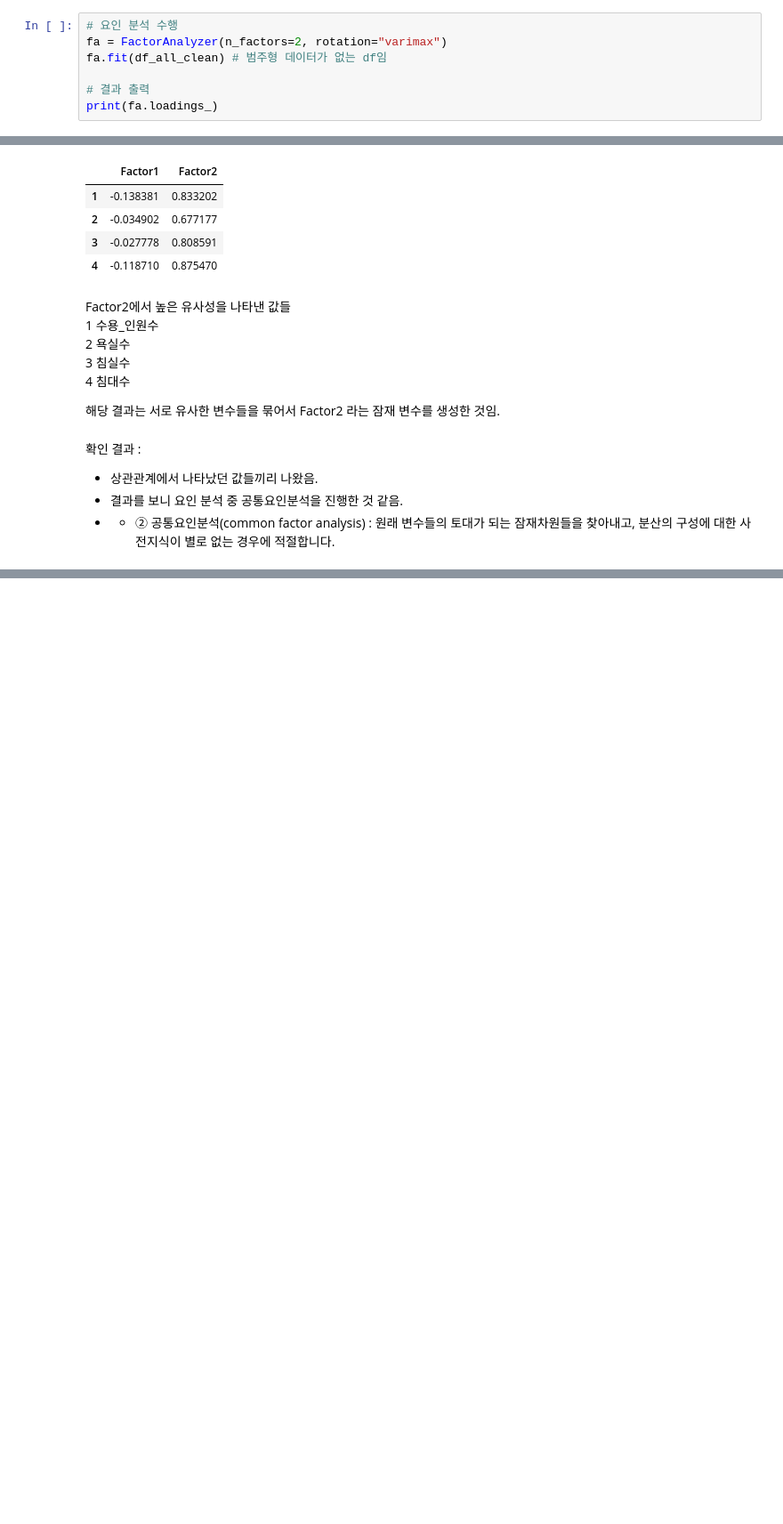
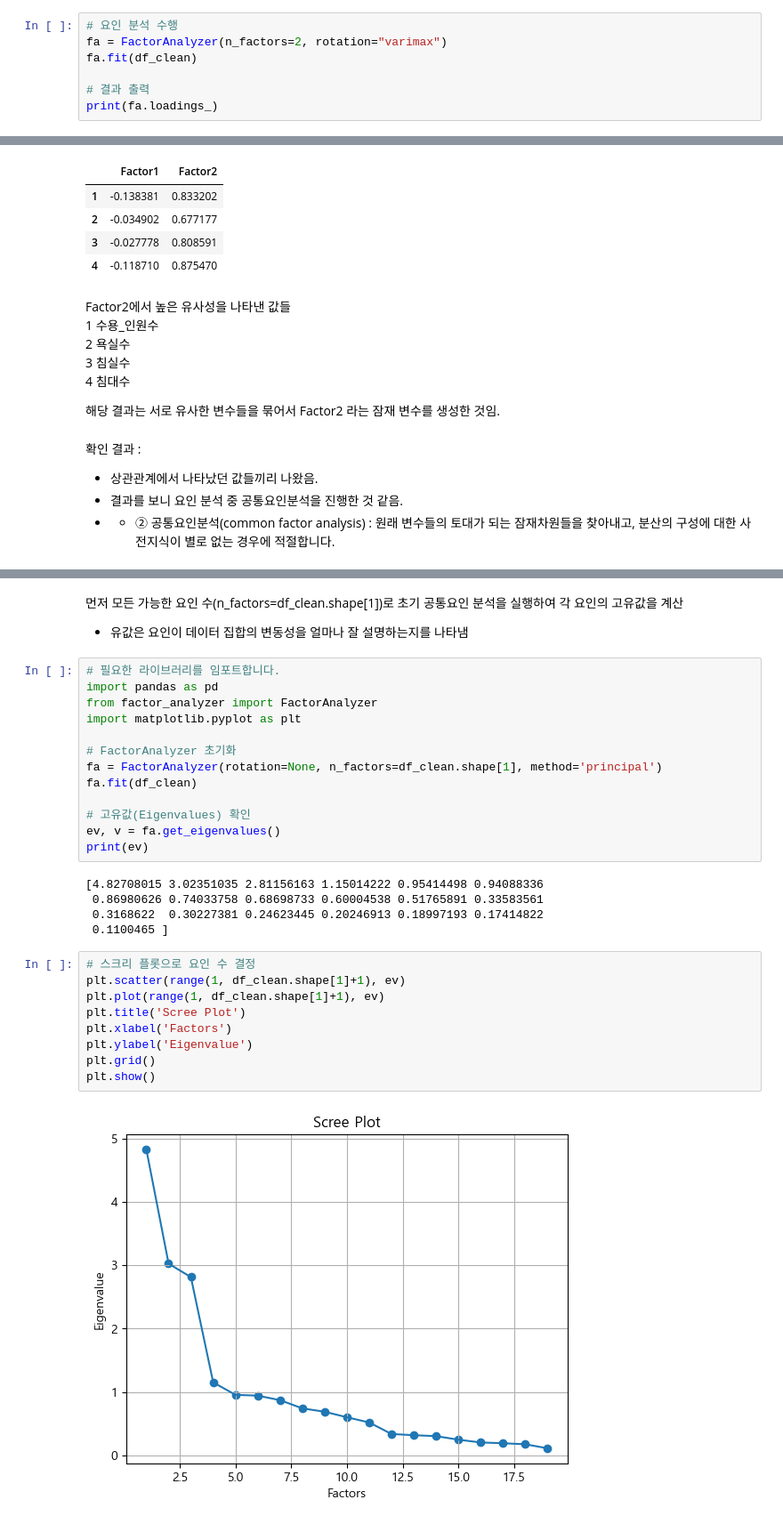
Before and after one commit to minseokpark6/WeeklyProject_Group3, a Jupyter notebook: Code/GunwooKim/파리_전처리_05-2_PCA분석.ipynb, the cells around one changed output, grey strips where cells are left out. Shown at 89% size. Cells and saved outputs as stored; diff of their text form; blank space fills up the shorter version.

```diff
--- a/Code/GunwooKim/파리_전처리_05-2_PCA분석.ipynb
+++ b/Code/GunwooKim/파리_전처리_05-2_PCA분석.ipynb
@@ -597,7 +624,7 @@ from factor_analyzer import FactorAnalyzer
 # %%
 # 요인 분석 수행
 fa = FactorAnalyzer(n_factors=2, rotation="varimax")
-fa.fit(df_all_clean) # 범주형 데이터가 없는 df임
+fa.fit(df_clean)
 
 # 결과 출력
 print(fa.loadings_)
@@ -711,0 +739,32 @@ Factor2에서 높은 유사성을 나타낸 값들<br>
+# %% [markdown]
+먼저 모든 가능한 요인 수(n_factors=df_clean.shape[1])로 초기 공통요인 분석을 실행하여 각 요인의 고유값을 계산
+ - 유값은 요인이 데이터 집합의 변동성을 얼마나 잘 설명하는지를 나타냄
+# %%
+# 필요한 라이브러리를 임포트합니다.
+import pandas as pd
+from factor_analyzer import FactorAnalyzer
+import matplotlib.pyplot as plt
+
+# FactorAnalyzer 초기화
+fa = FactorAnalyzer(rotation=None, n_factors=df_clean.shape[1], method='principal')
+fa.fit(df_clean)
+
+# 고유값(Eigenvalues) 확인
+ev, v = fa.get_eigenvalues()
+print(ev)
+# %% [output]
+[4.82708015 3.02351035 2.81156163 1.15014222 0.95414498 0.94088336
+ 0.86980626 0.74033758 0.68698733 0.60004538 0.51765891 0.33583561
+ 0.3168622  0.30227381 0.24623445 0.20246913 0.18997193 0.17414822
+ 0.1100465 ]
+# %%
+# 스크리 플롯으로 요인 수 결정
+plt.scatter(range(1, df_clean.shape[1]+1), ev)
+plt.plot(range(1, df_clean.shape[1]+1), ev)
+plt.title('Scree Plot')
+plt.xlabel('Factors')
+plt.ylabel('Eigenvalue')
+plt.grid()
+plt.show()
+# %% [output]
+[figure, added]
```
Also changed, not shown: parts of 34 cells of this notebook.
